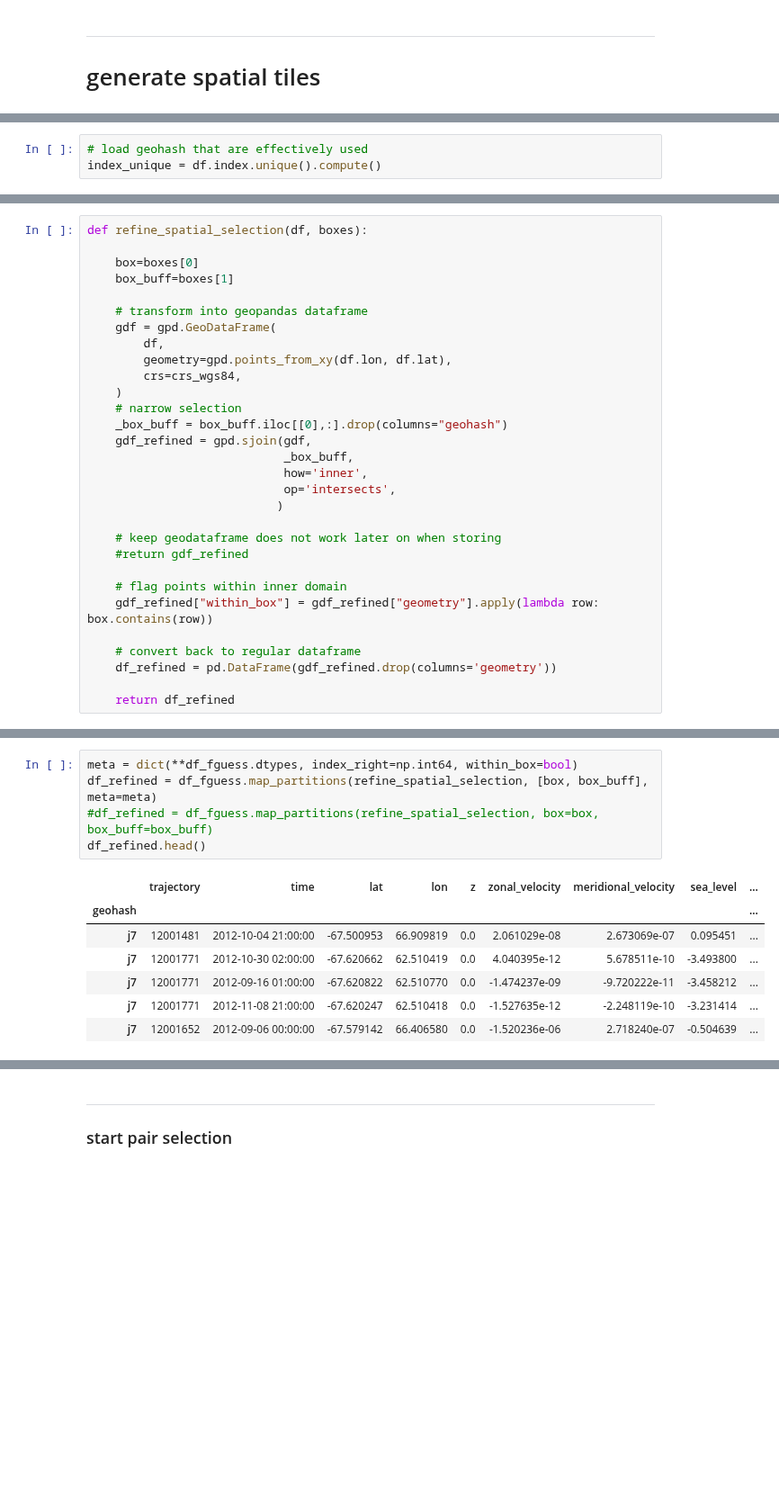
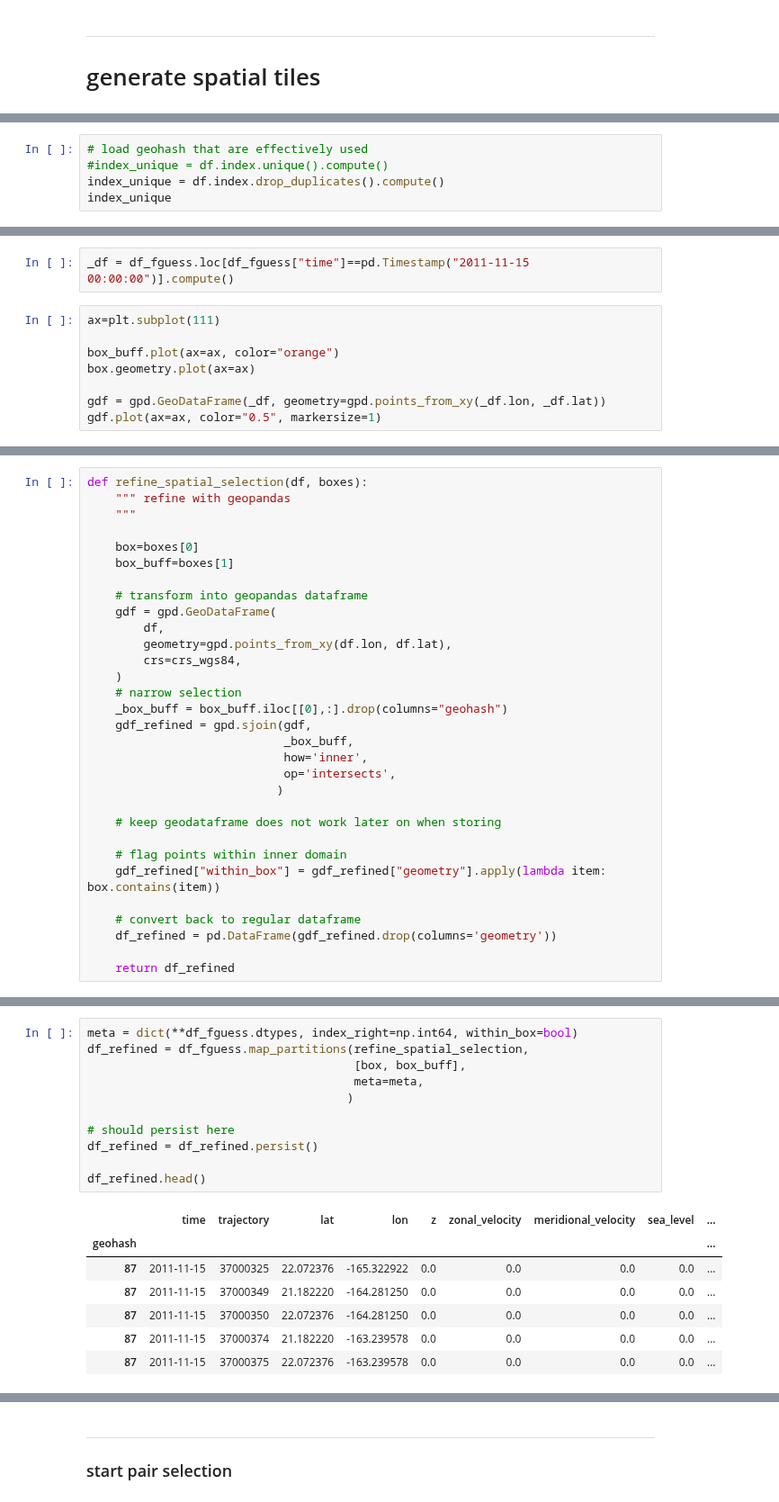
Before and after one commit to apatlpo/mit_equinox, a Jupyter notebook: parcels/space_time_autocovariance.ipynb, the cells around one changed output, grey strips where cells are left out. Shown at 90% size. Saved outputs shown, nothing was run; the diff lists cells and outputs as text; blank space fills up the shorter version.

```diff
--- a/parcels/space_time_autocovariance.ipynb
+++ b/parcels/space_time_autocovariance.ipynb
@@ -112,4 +142,6 @@ hash_boxes = dr.get_geohashes(geohash_resolution)
 [figure]
 # %%
 # load geohash that are effectively used
-index_unique = df.index.unique().compute()
+#index_unique = df.index.unique().compute()
+index_unique = df.index.drop_duplicates().compute()
+index_unique
@@ -147,0 +199,10 @@ Should illustrate visually the spatial selection process below
+# %%
+_df = df_fguess.loc[df_fguess["time"]==pd.Timestamp("2011-11-15 00:00:00")].compute()
+# %%
+ax=plt.subplot(111)
+
+box_buff.plot(ax=ax, color="orange")
+box.geometry.plot(ax=ax)
+
+gdf = gpd.GeoDataFrame(_df, geometry=gpd.points_from_xy(_df.lon, _df.lat))
+gdf.plot(ax=ax, color="0.5", markersize=1)
@@ -148,5 +212,7 @@ Should illustrate visually the spatial selection process below
 # %%
 def refine_spatial_selection(df, boxes):
+    """ refine with geopandas
+    """
 
     box=boxes[0]
     box_buff=boxes[1]
@@ -166,10 +232,9 @@ def refine_spatial_selection(df, boxes):
                            )
 
     # keep geodataframe does not work later on when storing
-    #return gdf_refined
 
     # flag points within inner domain
-    gdf_refined["within_box"] = gdf_refined["geometry"].apply(lambda row: box.contains(row))
+    gdf_refined["within_box"] = gdf_refined["geometry"].apply(lambda item: box.contains(item))
 
     # convert back to regular dataframe
     df_refined = pd.DataFrame(gdf_refined.drop(columns='geometry'))
@@ -197,14 +248,20 @@ def refine_spatial_selection(df, boxes):
 # %%
 meta = dict(**df_fguess.dtypes, index_right=np.int64, within_box=bool)
-df_refined = df_fguess.map_partitions(refine_spatial_selection, [box, box_buff], meta=meta)
-#df_refined = df_fguess.map_partitions(refine_spatial_selection, box=box, box_buff=box_buff)
+df_refined = df_fguess.map_partitions(refine_spatial_selection,
+                                      [box, box_buff],
+                                      meta=meta,
+                                     )
+
+# should persist here
+df_refined = df_refined.persist()
+
 df_refined.head()
 # %% [output]
-|  | trajectory | time | lat | lon | z | zonal_velocity | meridional_velocity | sea_level | ... |
+|  | time | trajectory | lat | lon | z | zonal_velocity | meridional_velocity | sea_level | ... |
 | geohash |  |  |  |  |  |  |  |  | ... |
-| j7 | 12001481 | 2012-10-04 21:00:00 | -67.500953 | 66.909819 | 0.0 | 2.061029e-08 | 2.673069e-07 | 0.095451 | ... |
-| j7 | 12001771 | 2012-10-30 02:00:00 | -67.620662 | 62.510419 | 0.0 | 4.040395e-12 | 5.678511e-10 | -3.493800 | ... |
-| j7 | 12001771 | 2012-09-16 01:00:00 | -67.620822 | 62.510770 | 0.0 | -1.474237e-09 | -9.720222e-11 | -3.458212 | ... |
-| j7 | 12001771 | 2012-11-08 21:00:00 | -67.620247 | 62.510418 | 0.0 | -1.527635e-12 | -2.248119e-10 | -3.231414 | ... |
-| j7 | 12001652 | 2012-09-06 00:00:00 | -67.579142 | 66.406580 | 0.0 | -1.520236e-06 | 2.718240e-07 | -0.504639 | ... |
+| 87 | 2011-11-15 | 37000325 | 22.072376 | -165.322922 | 0.0 | 0.0 | 0.0 | 0.0 | ... |
+| 87 | 2011-11-15 | 37000349 | 21.182220 | -164.281250 | 0.0 | 0.0 | 0.0 | 0.0 | ... |
+| 87 | 2011-11-15 | 37000350 | 22.072376 | -164.281250 | 0.0 | 0.0 | 0.0 | 0.0 | ... |
+| 87 | 2011-11-15 | 37000374 | 21.182220 | -163.239578 | 0.0 | 0.0 | 0.0 | 0.0 | ... |
+| 87 | 2011-11-15 | 37000375 | 22.072376 | -163.239578 | 0.0 | 0.0 | 0.0 | 0.0 | ... |
 # %%
```
Also changed, not shown: parts of 106 cells of this notebook, 4 other files.
